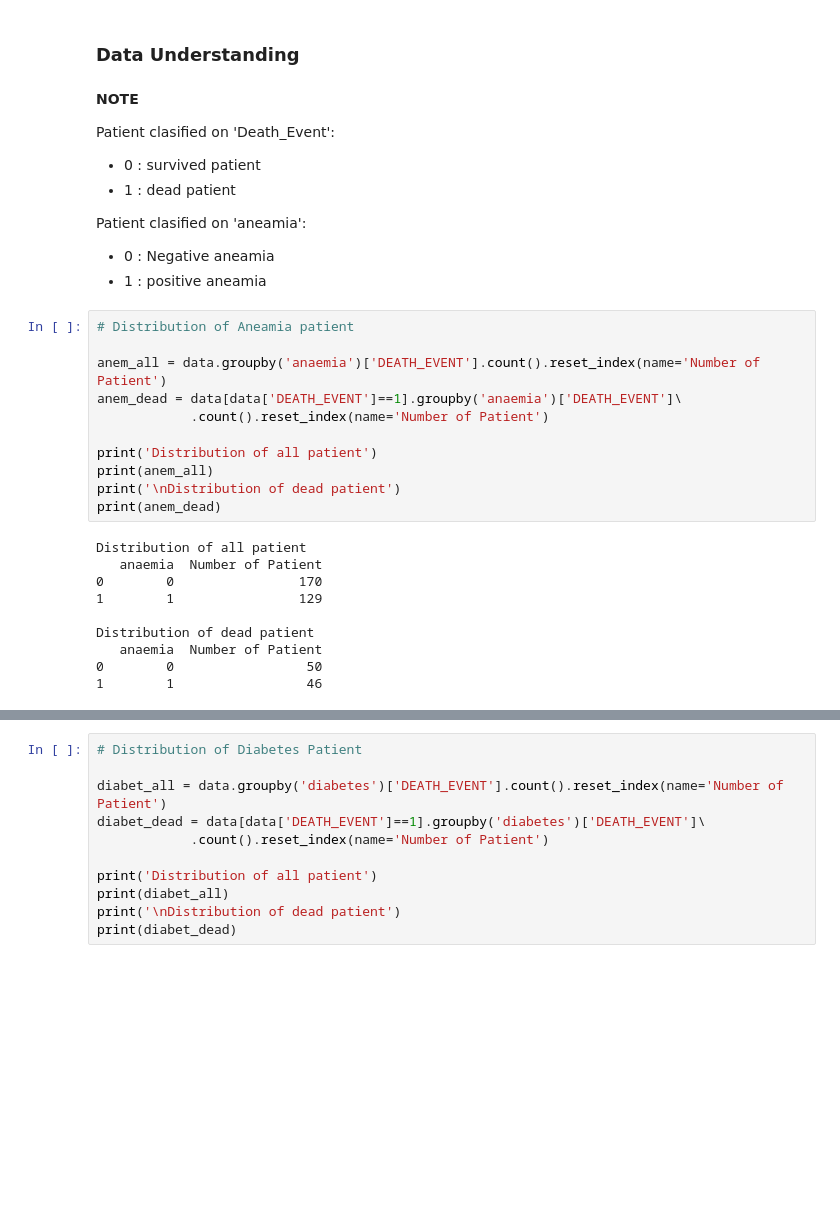
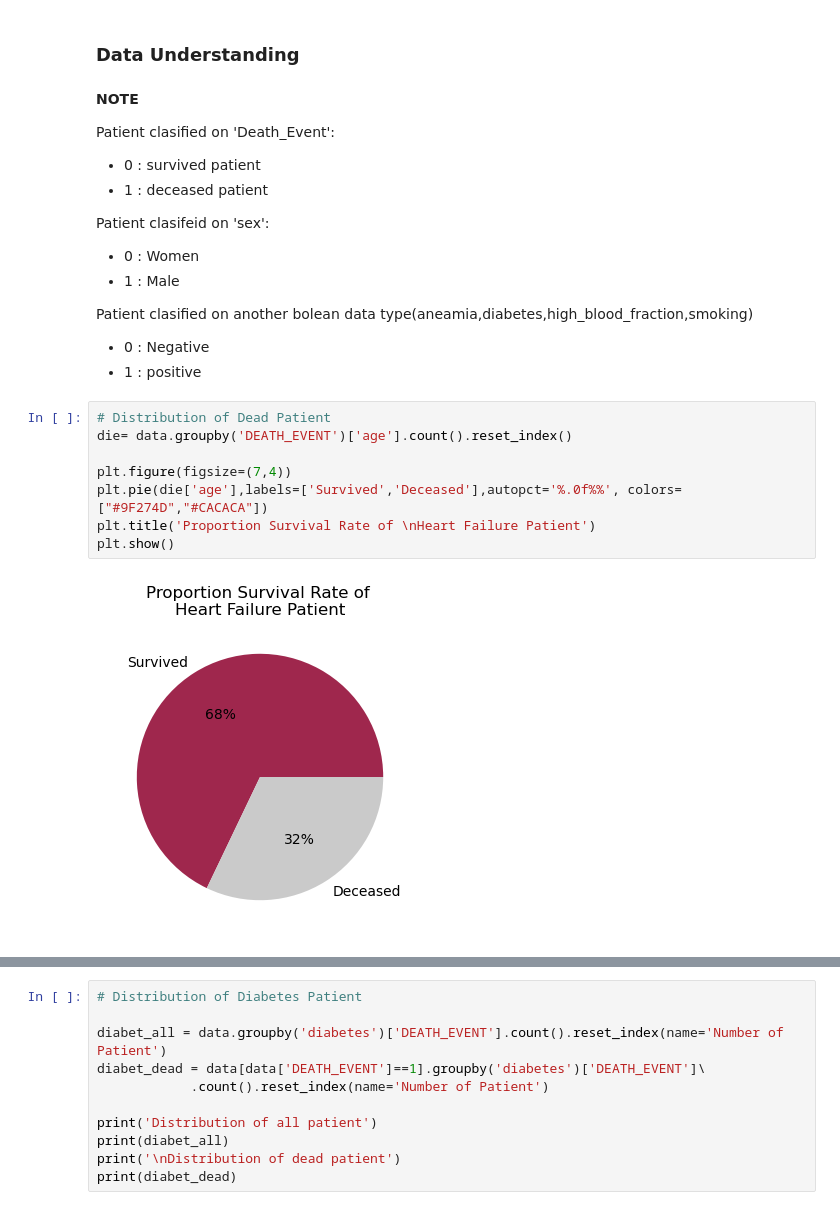
Before and after one commit to enthokz/Prediction-Model-Exercise, a Jupyter notebook: Heart Failure Predict/Prediction_model_heart_disease.ipynb, the cells around one changed output, grey strips where cells are left out. Drawn from its saved outputs; the diff is of its cells as text; blank space fills up the shorter version.

```diff
--- a/Heart Failure Predict/Prediction_model_heart_disease.ipynb
+++ b/Heart Failure Predict/Prediction_model_heart_disease.ipynb
@@ -73,30 +73,24 @@ memory usage: 30.5 KB
 Patient clasified on 'Death_Event':
 
 - 0 : survived patient
-- 1 : dead patient
+- 1 : deceased patient
 
-Patient clasified on 'aneamia':
+Patient clasifeid on 'sex':
 
-- 0 : Negative aneamia
-- 1 : positive aneamia
+- 0 : Women
+- 1 : Male
+
+Patient clasified on another bolean data type(aneamia,diabetes,high_blood_fraction,smoking)
+
+- 0 : Negative
+- 1 : positive
-# %%
-# Distribution of Aneamia patient
-
-anem_all = data.groupby('anaemia')['DEATH_EVENT'].count().reset_index(name='Number of Patient')
-anem_dead = data[data['DEATH_EVENT']==1].groupby('anaemia')['DEATH_EVENT']\
-            .count().reset_index(name='Number of Patient')
-
-print('Distribution of all patient')
-print(anem_all)
-print('\nDistribution of dead patient')
-print(anem_dead)
-# %% [output]
-Distribution of all patient
-   anaemia  Number of Patient
-0        0                170
-1        1                129
-
-Distribution of dead patient
-   anaemia  Number of Patient
-0        0                 50
-1        1                 46
+# %%
+# Distribution of Dead Patient
+die= data.groupby('DEATH_EVENT')['age'].count().reset_index()
+
+plt.figure(figsize=(7,4))
+plt.pie(die['age'],labels=['Survived','Deceased'],autopct='%.0f%%', colors=["#9F274D","#CACACA"])
+plt.title('Proportion Survival Rate of \nHeart Failure Patient')
+plt.show()
+# %% [output]
+[figure, added]
```
Also changed, not shown: parts of 2 cells of this notebook.
